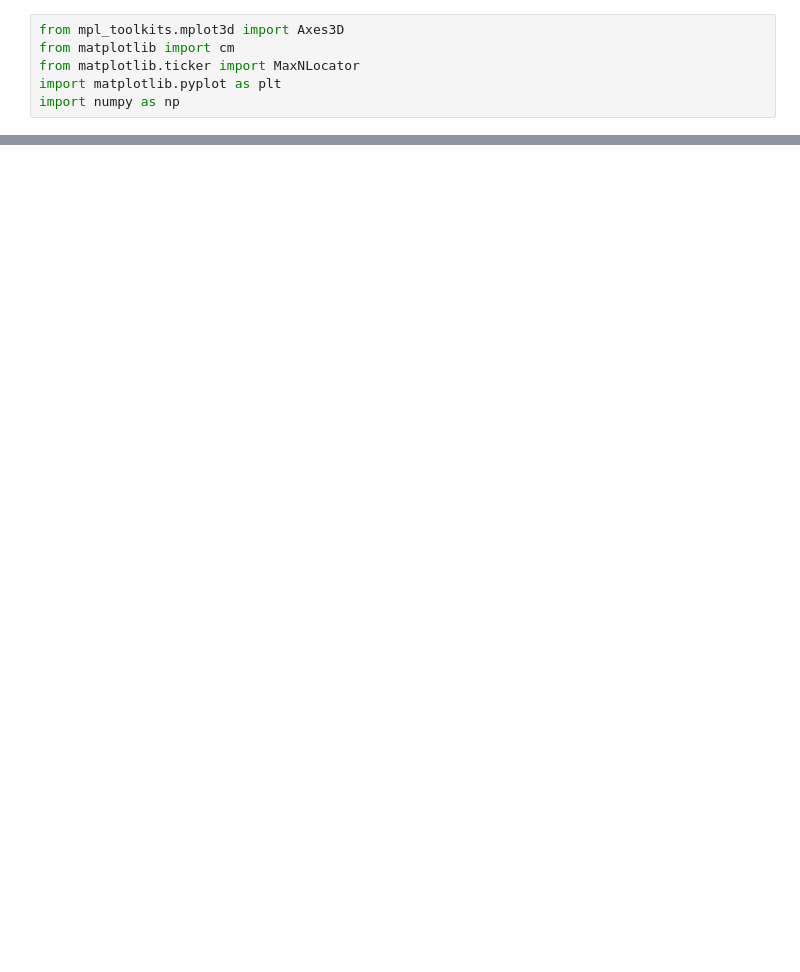
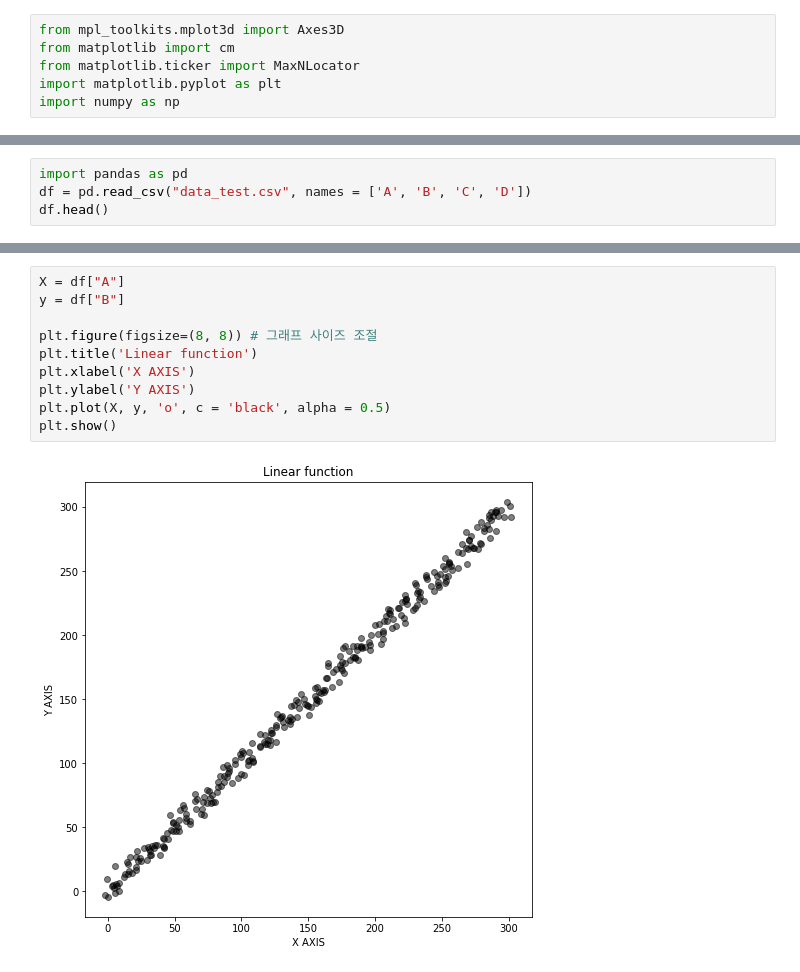
Before and after one commit to YangTaeSung/CAU-MachineLearning, a Jupyter notebook: assignment04.ipynb, the cells around one changed output, grey strips where cells are left out. Saved outputs shown, nothing was run; the diff lists cells and outputs as text; blank space fills up the shorter version.

Commit message:
Add noise using pandas library

```diff
--- a/assignment04.ipynb
+++ b/assignment04.ipynb
@@ -42,0 +29,4 @@ data_test[ 300 ] x = 301.97493976619285 , y =  292.1286693020653 , z =  314.2206
+# %%
+import pandas as pd
+df = pd.read_csv("data_test.csv", names = ['A', 'B', 'C', 'D'])
+df.head()
@@ -42,0 +40,12 @@ data_test[ 300 ] x = 301.97493976619285 , y =  292.1286693020653 , z =  314.2206
+# %%
+X = df["A"]
+y = df["B"]
+
+plt.figure(figsize=(8, 8)) # 그래프 사이즈 조절
+plt.title('Linear function')
+plt.xlabel('X AXIS')
+plt.ylabel('Y AXIS')
+plt.plot(X, y, 'o', c = 'black', alpha = 0.5)
+plt.show()
+# %% [output]
+[figure, added]
```
Also changed, not shown: parts of 2 cells of this notebook.
